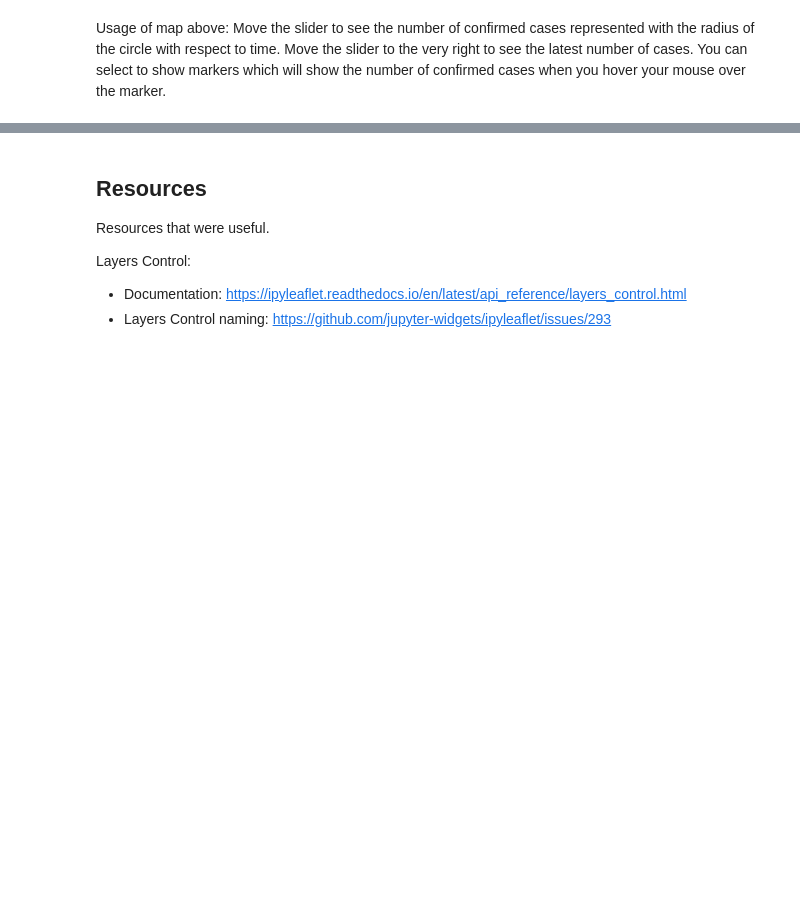
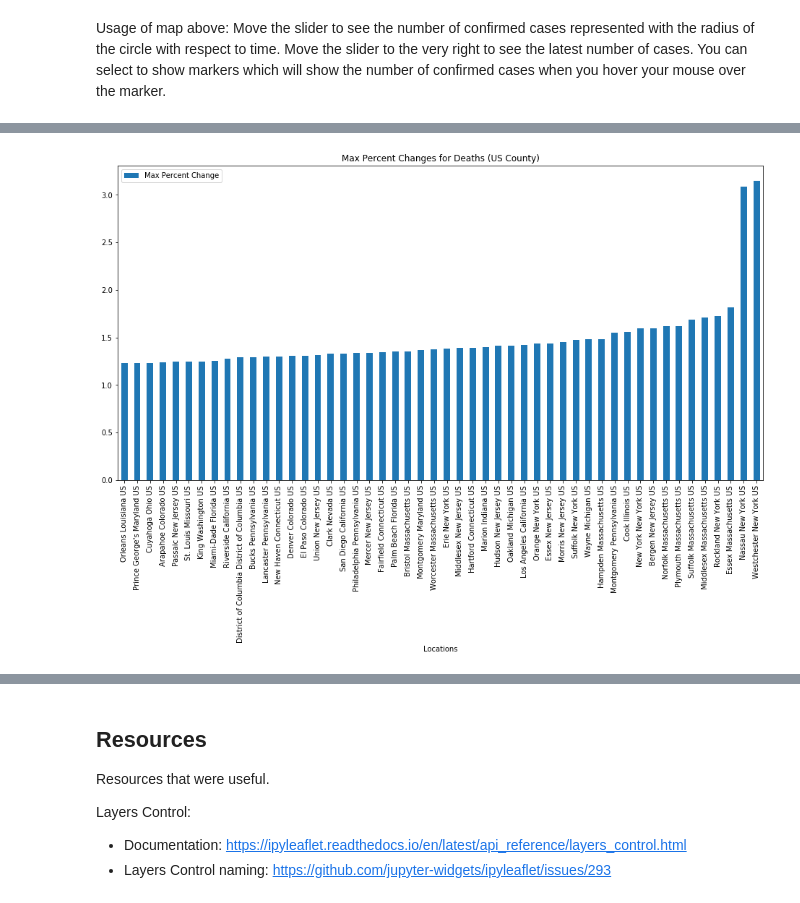
Before and after one commit to Ccamm/coronavirus_network, a Jupyter notebook: coronavirus_timeline.ipynb, the cells around one changed output, grey strips where cells are left out. Cells and saved outputs as stored; diff of their text form; code cells hidden in the pictures; blank space fills up the shorter version.

```diff
--- a/coronavirus_timeline.ipynb
+++ b/coronavirus_timeline.ipynb
@@ -435,0 +502,4 @@ Usage of map above: Move the slider to see the number of confirmed cases represe
+# %%
+plot_max_percent_changes('deaths', "Max Percent Changes for Deaths (US County)", bin_region_column='county', country='US', limit=50)
+# %% [output]
+[figure, added]
```
Also changed, not shown: parts of 19 cells of this notebook, 17 other files.
